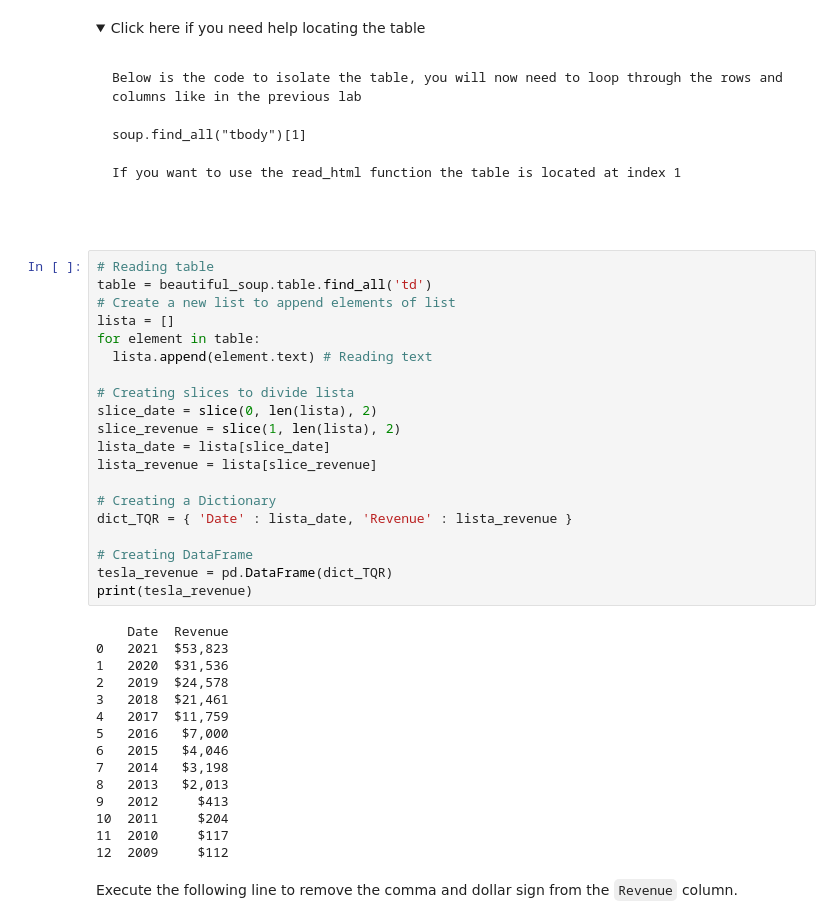
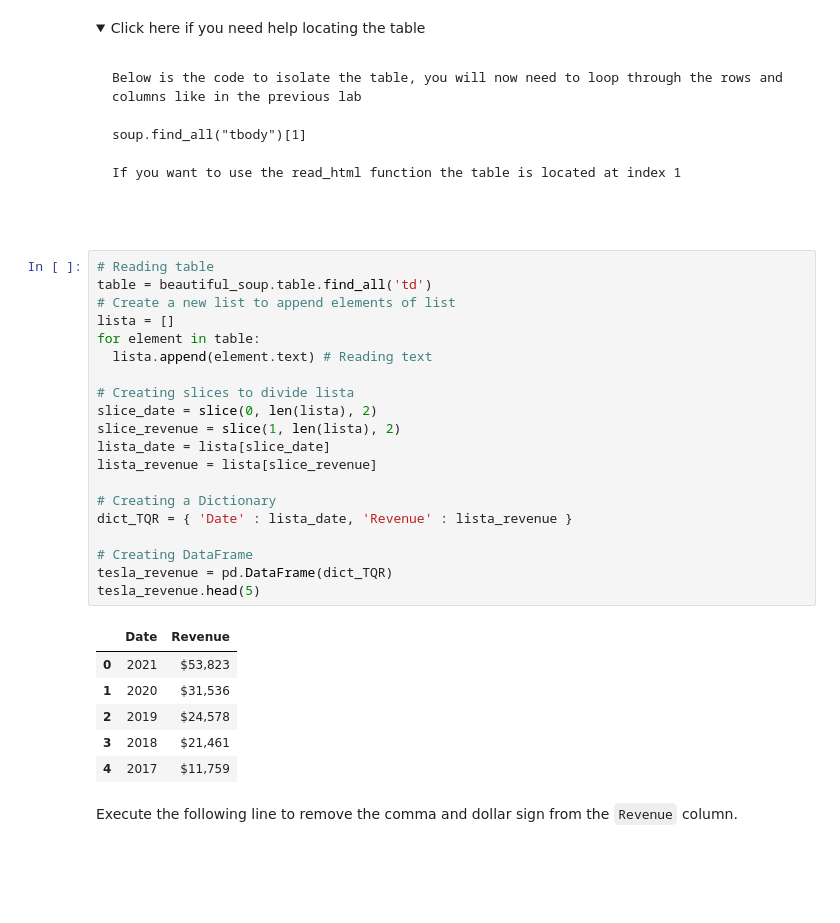
Before and after one commit to jmolsr/IBM-Data-Science, a Jupyter notebook: Basics on Web Scrapping.ipynb, the cells around one changed output. Saved outputs shown, nothing was run; the diff lists cells and outputs as text; folded sections open; blank space fills up the shorter version.

```diff
--- a/Basics on Web Scrapping.ipynb
+++ b/Basics on Web Scrapping.ipynb
@@ -142,38 +132,30 @@ If you want to use the read_html function the table is located at index 1
 # %%
 # Reading table
 table = beautiful_soup.table.find_all('td')
 # Create a new list to append elements of list
 lista = []
 for element in table:
   lista.append(element.text) # Reading text
 
 # Creating slices to divide lista
 slice_date = slice(0, len(lista), 2)
 slice_revenue = slice(1, len(lista), 2)
 lista_date = lista[slice_date]
 lista_revenue = lista[slice_revenue]
 
 # Creating a Dictionary
 dict_TQR = { 'Date' : lista_date, 'Revenue' : lista_revenue }
 
 # Creating DataFrame
 tesla_revenue = pd.DataFrame(dict_TQR)
-print(tesla_revenue)
+tesla_revenue.head(5)
 # %% [output]
-    Date  Revenue
-0   2021  $53,823
-1   2020  $31,536
-2   2019  $24,578
-3   2018  $21,461
-4   2017  $11,759
-5   2016   $7,000
-6   2015   $4,046
-7   2014   $3,198
-8   2013   $2,013
-9   2012     $413
-10  2011     $204
-11  2010     $117
-12  2009     $112
+|  | Date | Revenue |
+| 0 | 2021 | $53,823 |
+| 1 | 2020 | $31,536 |
+| 2 | 2019 | $24,578 |
+| 3 | 2018 | $21,461 |
+| 4 | 2017 | $11,759 |
 # %% [markdown]
 Execute the following line to remove the comma and dollar sign from the `Revenue` column.
 # %%
```
Also changed, not shown: parts of 11 cells of this notebook.
